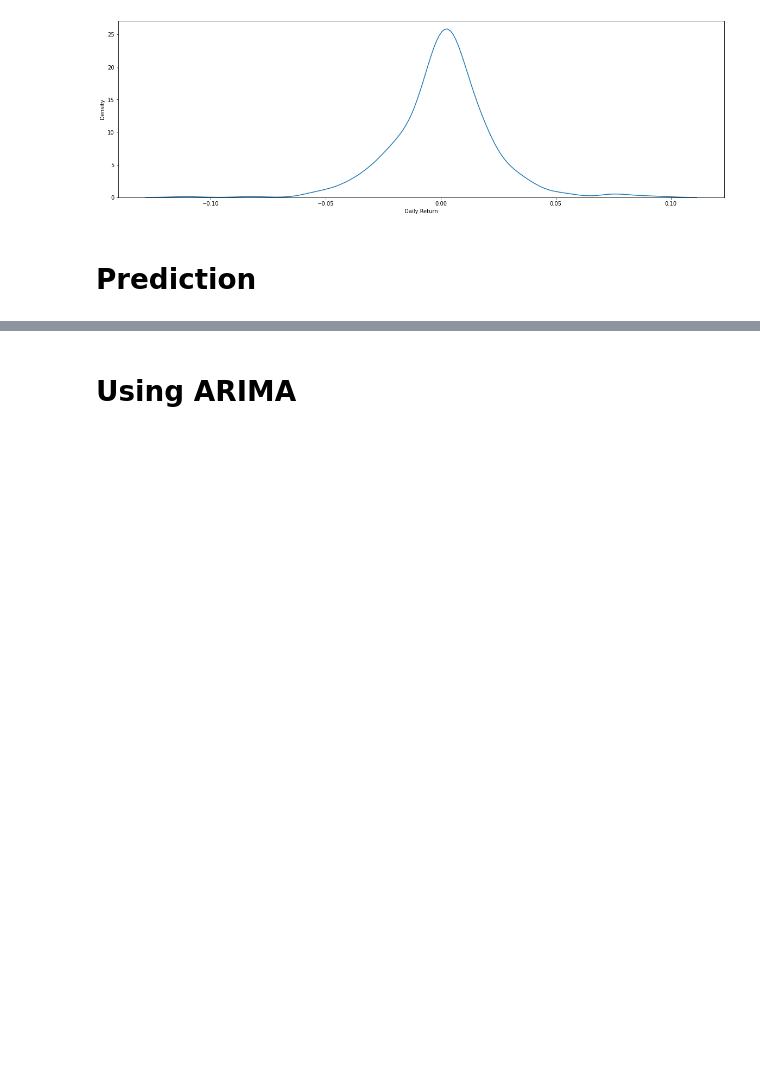
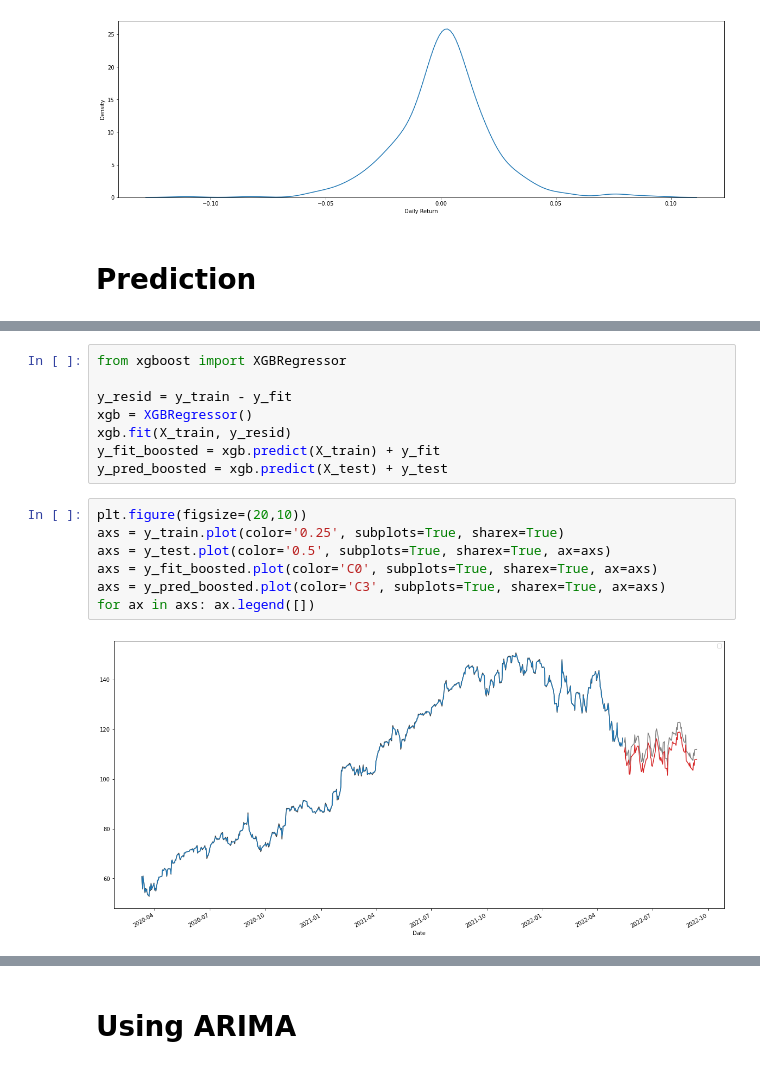
Before and after one commit to Zaki171/Google-Stock-Analysis-and-Predictions, a Jupyter notebook: google-stock-prices-eda.ipynb, the cells around one changed output, grey strips where cells are left out. Saved outputs shown, nothing was run; the diff lists cells and outputs as text; blank space fills up the shorter version.

```diff
--- a/google-stock-prices-eda.ipynb
+++ b/google-stock-prices-eda.ipynb
@@ -380,0 +353,17 @@ This is a tough trend to model as using orders of 3 or more result in unlikely f
+# %%
+from xgboost import XGBRegressor
+
+y_resid = y_train - y_fit
+xgb = XGBRegressor()
+xgb.fit(X_train, y_resid)
+y_fit_boosted = xgb.predict(X_train) + y_fit
+y_pred_boosted = xgb.predict(X_test) + y_test
+# %%
+plt.figure(figsize=(20,10))
+axs = y_train.plot(color='0.25', subplots=True, sharex=True)
+axs = y_test.plot(color='0.5', subplots=True, sharex=True, ax=axs)
+axs = y_fit_boosted.plot(color='C0', subplots=True, sharex=True, ax=axs)
+axs = y_pred_boosted.plot(color='C3', subplots=True, sharex=True, ax=axs)
+for ax in axs: ax.legend([])
+# %% [output]
+[figure, added]
```
Also changed, not shown: parts of 33 cells of this notebook.
